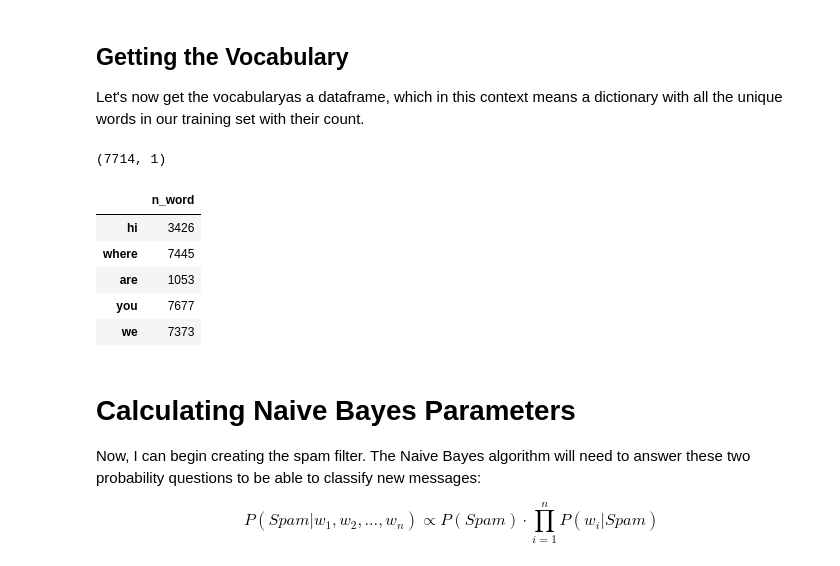
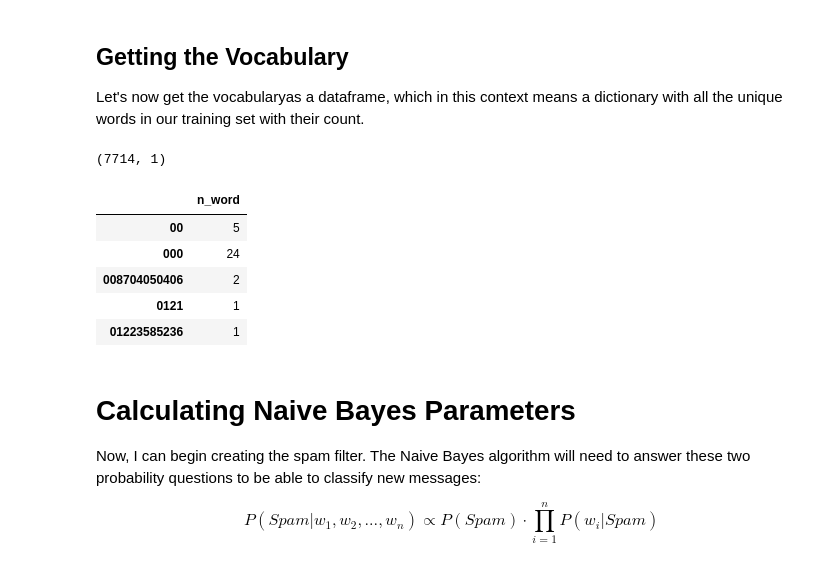
Before and after one commit to data-jeesee/notebooks, a Jupyter notebook: Building_a_Spam_Filter_with_Naive_Bayes.ipynb, the cells around one changed output. Drawn from its saved outputs; the diff is of its cells as text; code cells hidden in the pictures.

Commit message:
EDIT: modified vocabulary creation

```diff
--- a/Building_a_Spam_Filter_with_Naive_Bayes.ipynb
+++ b/Building_a_Spam_Filter_with_Naive_Bayes.ipynb
@@ -118,18 +119,18 @@ training_set_clean.head()
 
 Let's now get the vocabularyas a dataframe, which in this context means a dictionary with all the unique words in our training set with their count.
 # %%
-vocabulary = pd.DataFrame.from_dict(count_vect.vocabulary_, orient="index", columns=["n_word"])
+vocabulary = word_counts.sum().T.to_frame(name="n_word")
 
 print(vocabulary.shape)
 vocabulary.head()
 # %% [output]
 (7714, 1)
 |  | n_word |
-| hi | 3426 |
-| where | 7445 |
-| are | 1053 |
-| you | 7677 |
-| we | 7373 |
+| 00 | 5 |
+| 000 | 24 |
+| 008704050406 | 2 |
+| 0121 | 1 |
+| 01223585236 | 1 |
 # %% [markdown]
 # Calculating Naive Bayes Parameters
 
```
Also changed, not shown: parts of 4 cells of this notebook.
